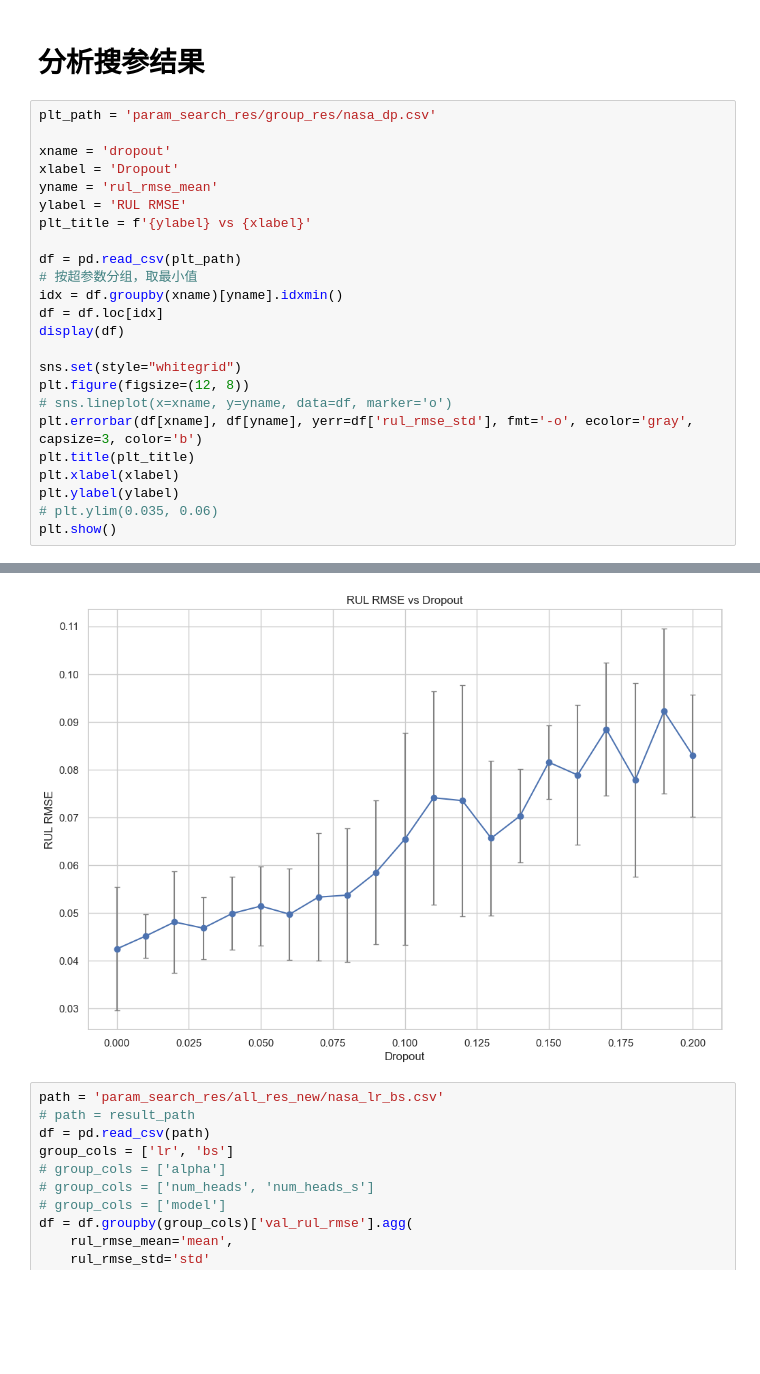
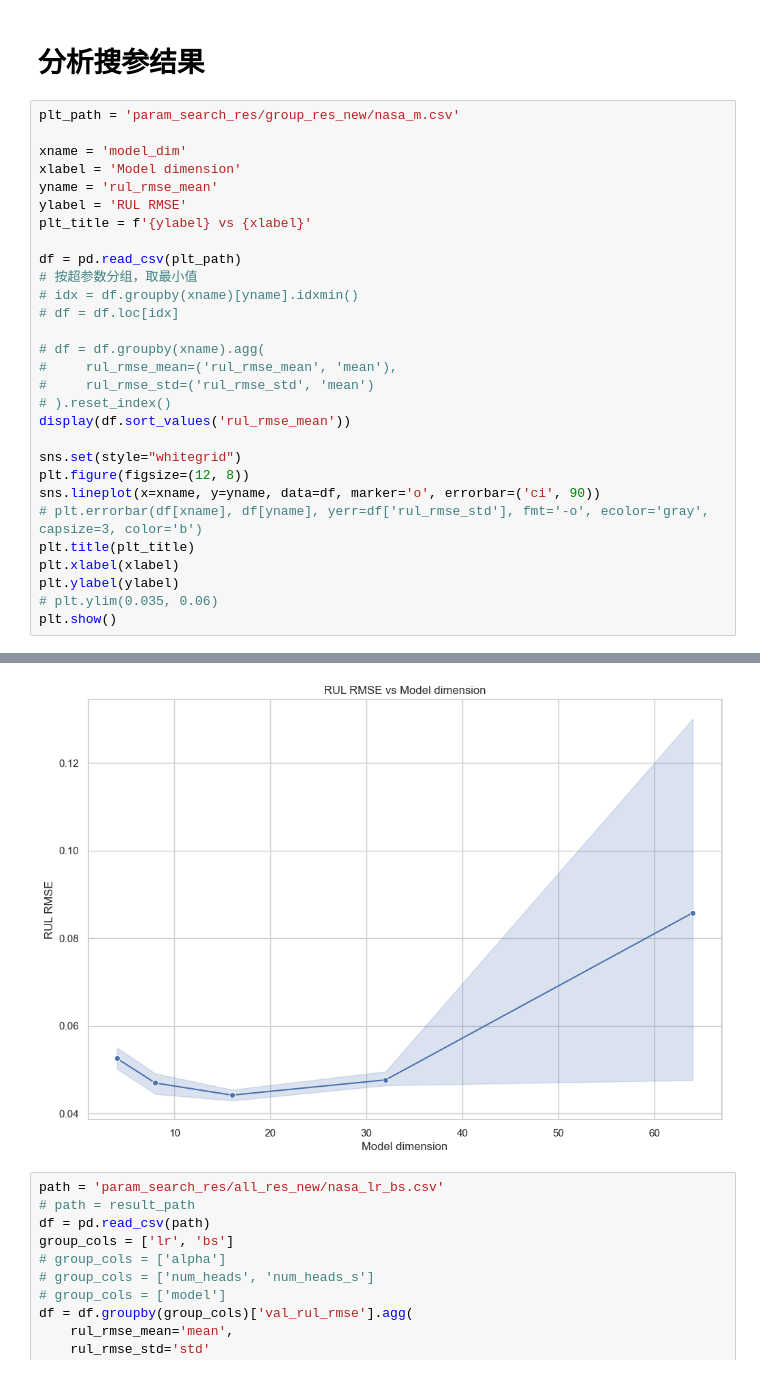
Before and after one commit to ZRui2001/RUL_multi_task, a Jupyter notebook: train.ipynb, the cells around one changed output, grey strips where cells are left out. Saved outputs shown, nothing was run; the diff lists cells and outputs as text; blank space fills up the shorter version.

Commit message:
Finish 2nd m search on NASA (from omen9)

```diff
--- a/train.ipynb
+++ b/train.ipynb
@@ -566,24 +588,29 @@ Model: model_v6, lr-bs: 0.0002-4, Val Bat: B0007, Epoch: 112 | Train Loss
 # %% [markdown]
 # 分析搜参结果
 # %%
-plt_path = 'param_search_res/group_res/nasa_dp.csv'
+plt_path = 'param_search_res/group_res_new/nasa_m.csv'
 
-xname = 'dropout'
-xlabel = 'Dropout'
+xname = 'model_dim'
+xlabel = 'Model dimension'
 yname = 'rul_rmse_mean'
 ylabel = 'RUL RMSE'
 plt_title = f'{ylabel} vs {xlabel}'
 
 df = pd.read_csv(plt_path)
 # 按超参数分组，取最小值
-idx = df.groupby(xname)[yname].idxmin()
-df = df.loc[idx]
-display(df)
+# idx = df.groupby(xname)[yname].idxmin()
+# df = df.loc[idx]
+
+# df = df.groupby(xname).agg(
+#     rul_rmse_mean=('rul_rmse_mean', 'mean'),
+#     rul_rmse_std=('rul_rmse_std', 'mean')
+# ).reset_index()
+display(df.sort_values('rul_rmse_mean'))
 
 sns.set(style="whitegrid")
 plt.figure(figsize=(12, 8))
-# sns.lineplot(x=xname, y=yname, data=df, marker='o')
-plt.errorbar(df[xname], df[yname], yerr=df['rul_rmse_std'], fmt='-o', ecolor='gray', capsize=3, color='b')
+sns.lineplot(x=xname, y=yname, data=df, marker='o', errorbar=('ci', 90))
+# plt.errorbar(df[xname], df[yname], yerr=df['rul_rmse_std'], fmt='-o', ecolor='gray', capsize=3, color='b')
 plt.title(plt_title)
 plt.xlabel(xlabel)
 plt.ylabel(ylabel)
@@ -610,4 +637,4 @@ plt.show()
-[figure, old version]
+[figure, new version]
 # %%
 path = 'param_search_res/all_res_new/nasa_lr_bs.csv'
 # path = result_path
```
Also changed, not shown: parts of 5 cells of this notebook, 3 other files.
